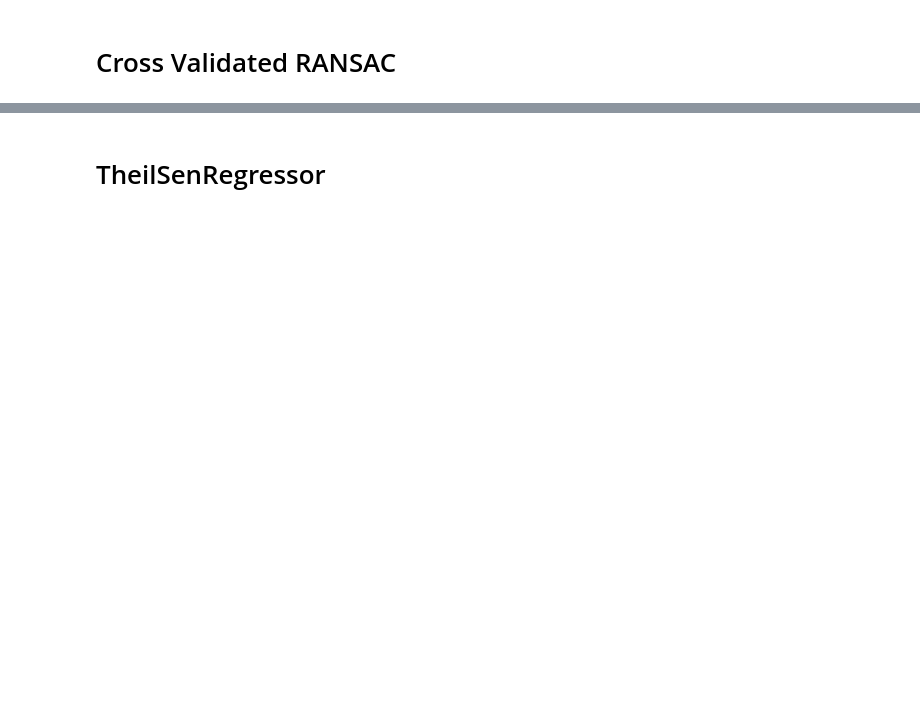
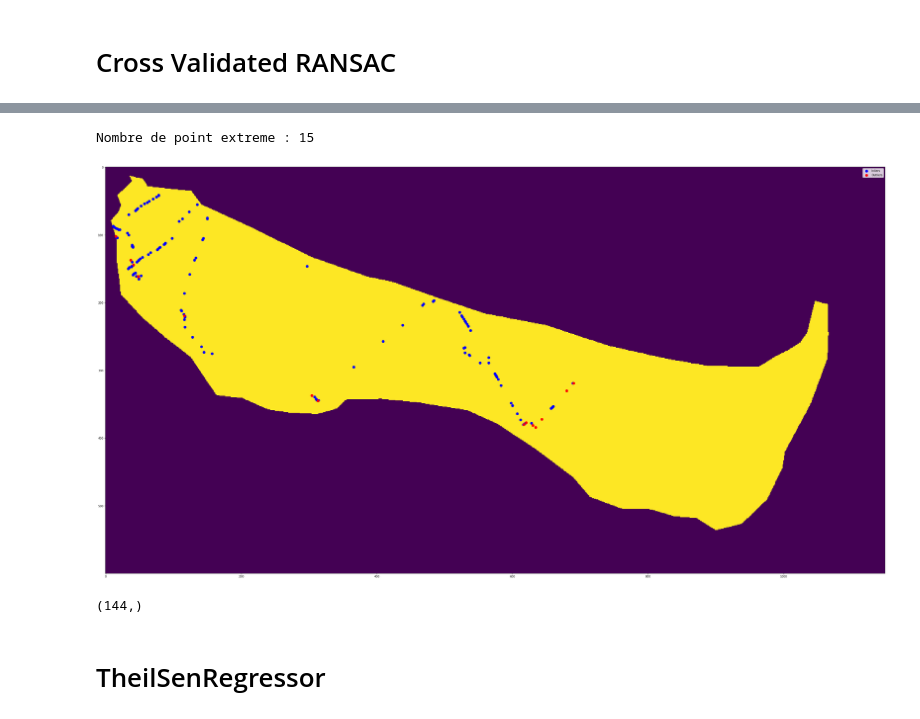
Before and after one commit to Seam8/SDB_Projects, a Jupyter notebook: Poe/Scripts/Modeling/GetBathy_Stumpf_WithFieldData.ipynb, the cells around one changed output, grey strips where cells are left out. Saved outputs shown, nothing was run; the diff lists cells and outputs as text; code cells hidden in the pictures; blank space fills up the shorter version.

```diff
--- a/Poe/Scripts/Modeling/GetBathy_Stumpf_WithFieldData.ipynb
+++ b/Poe/Scripts/Modeling/GetBathy_Stumpf_WithFieldData.ipynb
@@ -423,3 +379,21 @@ plt.show()
+# %%
+xIm,yIm = np.where(np.logical_and(ResctictedLagoon[8800:9400,3500:4650],SurveyIndex[8800:9400,3500:4650]>0))
+y = SurveyValues[ind].reshape(np.sum(ind),)
+plotInd = (col>5).reshape(len(y),)
+indIm = ResctictedLagoon[8800:9400,3500:4650]
+fig = plt.figure(figsize=(50,50))
+plt.imshow(indIm)
+plt.scatter(yIm[plotInd],xIm[plotInd],s=80, c='b', label='Inliers')
+plt.scatter(yIm[~plotInd],xIm[~plotInd],s=80, c='r', label='Outliers')
+plt.legend()
+print("Nombre de point extreme :",np.sum(~plotInd))
+# %% [output]
+Nombre de point extreme : 15
+[figure, added]
+# %%
+x[train_index].shape
+# %% [output]
+(144,)
 # %% [markdown]
 # TheilSenRegressor
 # %%
```
Also changed, not shown: parts of 31 cells of this notebook, 1 other file.
